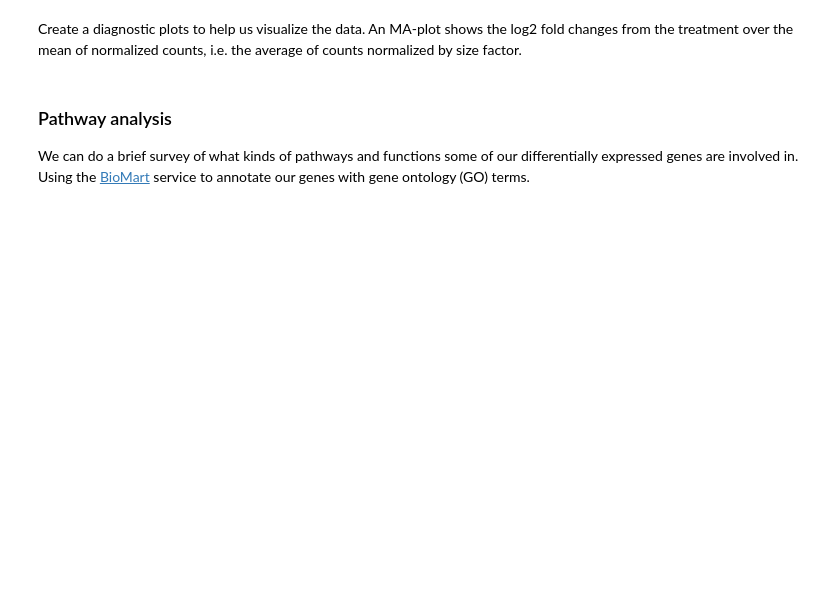
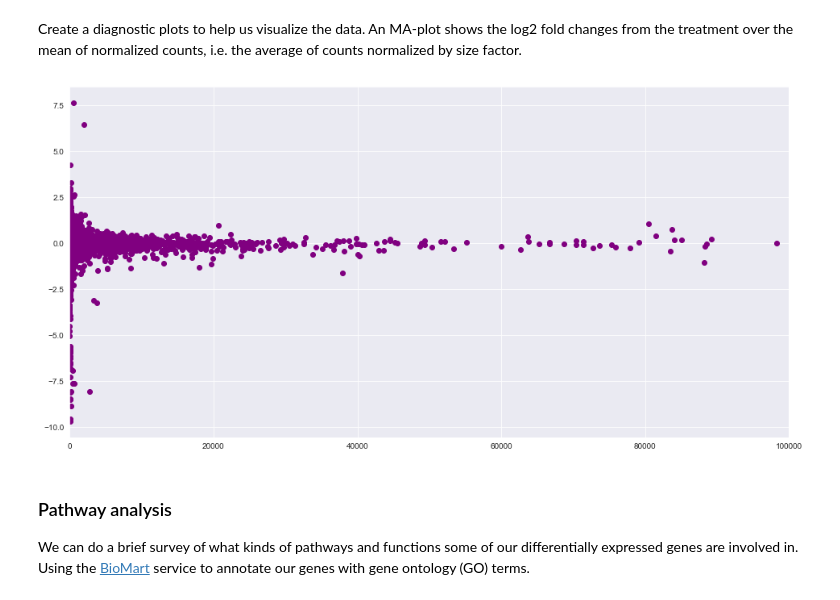
Before and after one commit to sohilsshah91/hacknights, a Jupyter notebook: tcga-series/workshop1/Hacknights_TCGA_EDA_key.ipynb, the cells around one changed output. Drawn from its saved outputs; the diff is of its cells as text; code cells hidden in the pictures; blank space fills up the shorter version.

```diff
--- a/tcga-series/workshop1/Hacknights_TCGA_EDA_key.ipynb
+++ b/tcga-series/workshop1/Hacknights_TCGA_EDA_key.ipynb
@@ -185,5 +158,11 @@ de_gender.head()
 # %% [markdown]
 Create a diagnostic plots to help us visualize the data. An MA-plot shows the log2 fold changes from the treatment over the mean of normalized counts, i.e. the average of counts normalized by size factor.
+# %%
+plt.figure(figsize=(16,8))
+plt.scatter(de_gender['baseMean'], de_gender['log2FoldChange'], c='purple')
+plt.xlim(0,100000);
+# %% [output]
+[figure, added]
 # %% [markdown]
 ### Pathway analysis
 We can do a brief survey of what kinds of pathways and functions some of our differentially expressed genes are involved in. Using the [BioMart](http://www.biomart.org/martservice_9.html) service to annotate our genes with gene ontology (GO) terms.
```
Also changed, not shown: parts of 13 cells of this notebook.
